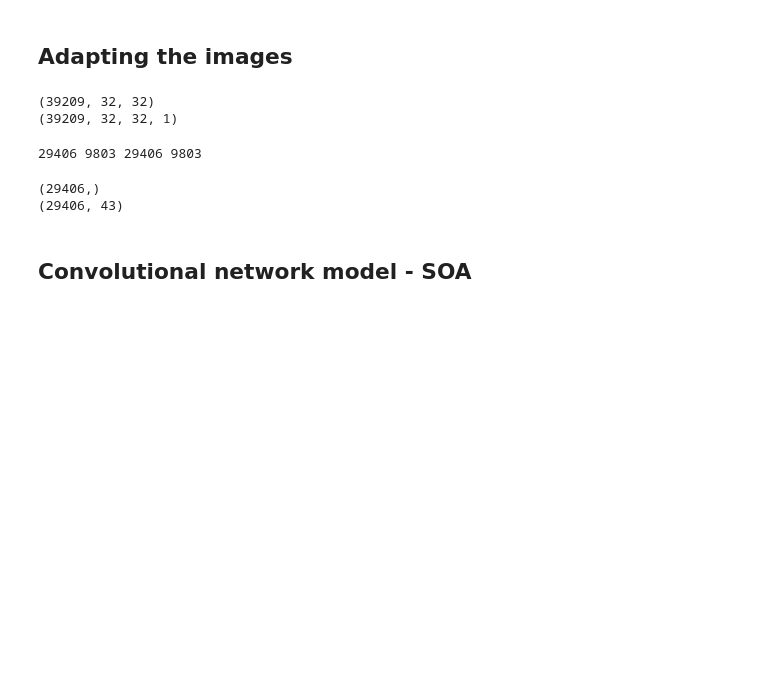
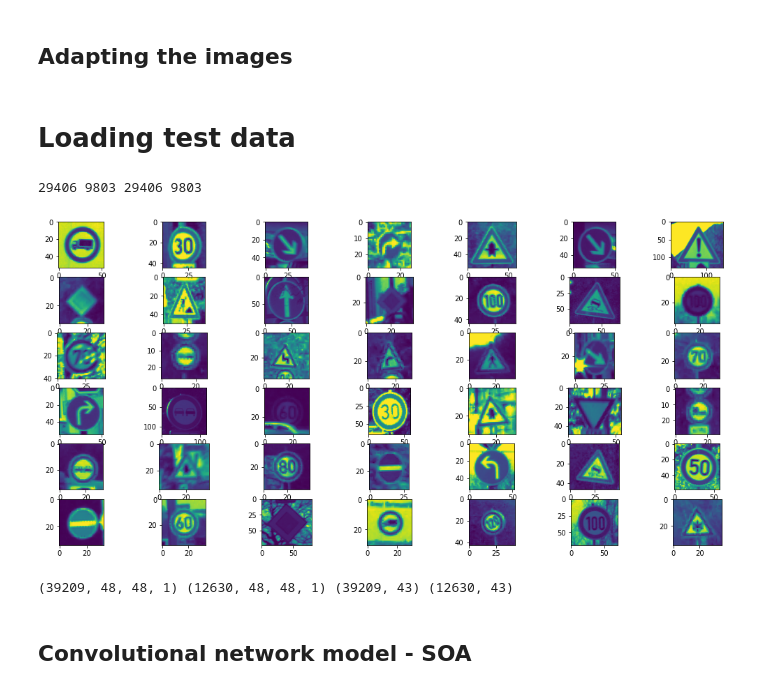
Before and after one commit to Sixaxis9/Embedded-neural-net-traffic-sign-recognition, a Jupyter notebook: CNN_Training.ipynb, the cells around one changed output. Drawn from its saved outputs; the diff is of its cells as text; code cells hidden in the pictures; blank space fills up the shorter version.

```diff
--- a/CNN_Training.ipynb
+++ b/CNN_Training.ipynb
@@ -77,8 +80,8 @@ plt.show
 ## Adapting the images
 # %%
 # Reshape training set
-x_size = 32
-y_size = 32
+x_size = 48
+y_size = 48
 img_train = np.empty((img_num, x_size, y_size))
 
 elaborated = 0
@@ -106,10 +109,7 @@ for image_set in enumerate(image):
         elaborated += 1
 # %%
 # Reshaping the train data to have a correct fit input
-print(img_train.shape)
 img_train_rsh = np.reshape(img_train, (img_train.shape[0], img_train.shape[1], img_train.shape[2],1))
-print(img_train_rsh.shape)
-# %% [output]
-(39209, 32, 32)
-(39209, 32, 32, 1)
+# %% [markdown]
+# Loading test data
 # %%
@@ -118,16 +120,69 @@ x_train, x_test, y_train, y_test = model_selection.train_test_split(img_train_rs
 print(x_train.shape[0], x_test.shape[0], y_train.shape[0], y_test.shape[0])
 # %% [output]
 29406 9803 29406 9803
+# %%
+# Run this section if test data are supplied - more image to train classifier
+
+# Adapting test data to network input dimension from data dataset
+
+test_dataset_path = main_folder_path + "/GTSRB_Testing"
+
+test_csv = (np.genfromtxt(test_dataset_path  + "/GT-final_test.csv", delimiter=';', skip_header=1, dtype=str))
+
+image_test = []
+
+for name_img in test_csv:
+    image_test.append(imread(test_dataset_path + "/" + name_img[0])[:,:,0]*0.2989+
+                      imread(test_dataset_path + "/" + name_img[0])[:,:,1]*0.5870+
+                      imread(test_dataset_path + "/" + name_img[0])[:,:,2]*0.1140)
+
+fig = plt.figure(figsize=(18, 10))
+gs = gridspec.GridSpec(nrows=7, ncols=7)
+
+for i in range(42):
+    ax0 = fig.add_subplot(gs[i//7, i%7])
+    ax0.imshow(image_test[i])
+
+plt.show()
+
+# Count total number of images:
+img_test_num = len(image_test)
+
+# Reshape test set
+img_test = np.empty((img_test_num, x_size, y_size))
+
+for image_set in enumerate(image_test):
+    # Cutting the image to match the content
+    x2 = int(test_csv[image_set[0], 5])
+    x1 = int(test_csv[image_set[0], 3])
+    y2 = int(test_csv[image_set[0], 6])
+    y1 = int(test_csv[image_set[0], 4])
+    size = max(x2-x1, y2-y1)
+    # Padding to have square images
+    padded = np.pad(np.asarray(image_set[1][x1:x2, y1:y2]), \
+                    ((floor((size-x2+x1)/2), ceil((size-x2+x1)/2)),\
+                     (floor((size-y2+y1)/2), ceil((size-y2+y1)/2))))
+    # Reshaping the image to match the selected dimension
+    reshaped = cv2.resize(padded, (x_size, y_size), interpolation = cv2.INTER_AREA)
+    # Copying the image inside the output array
+    np.copyto(img_test[image_set[0],:,:], reshaped)
+
+img_test_rsh = np.reshape(img_test, (img_test.shape[0], img_test.shape[1], img_test.shape[2],1))
+
+x_train, y_train = shuffle(img_train_rsh, labels)
+
+x_test = img_test_rsh
+y_test = test_csv[:, 7]
+# %% [output]
+[figure, added]
 # %%
-# Prepare ground truth for classification
-print(y_train.shape)
 # Convert 1-dimensional class arrays to 10-dimensional class matrices
 Y_train = to_categorical(y_train, len(image))
 Y_test = to_categorical(y_test, len(image))
-print(Y_train.shape)
-# %% [output]
-(29406,)
-(29406, 43)
+# %%
+print(x_train.shape, x_test.shape, Y_train.shape, Y_test.shape)
+# %% [output]
+(39209, 48, 48, 1) (12630, 48, 48, 1) (39209, 43) (12630, 43)
 # %% [markdown]
 ## Convolutional network model - SOA
 # %%
```
Also changed, not shown: parts of 12 cells of this notebook, 17 other files.
